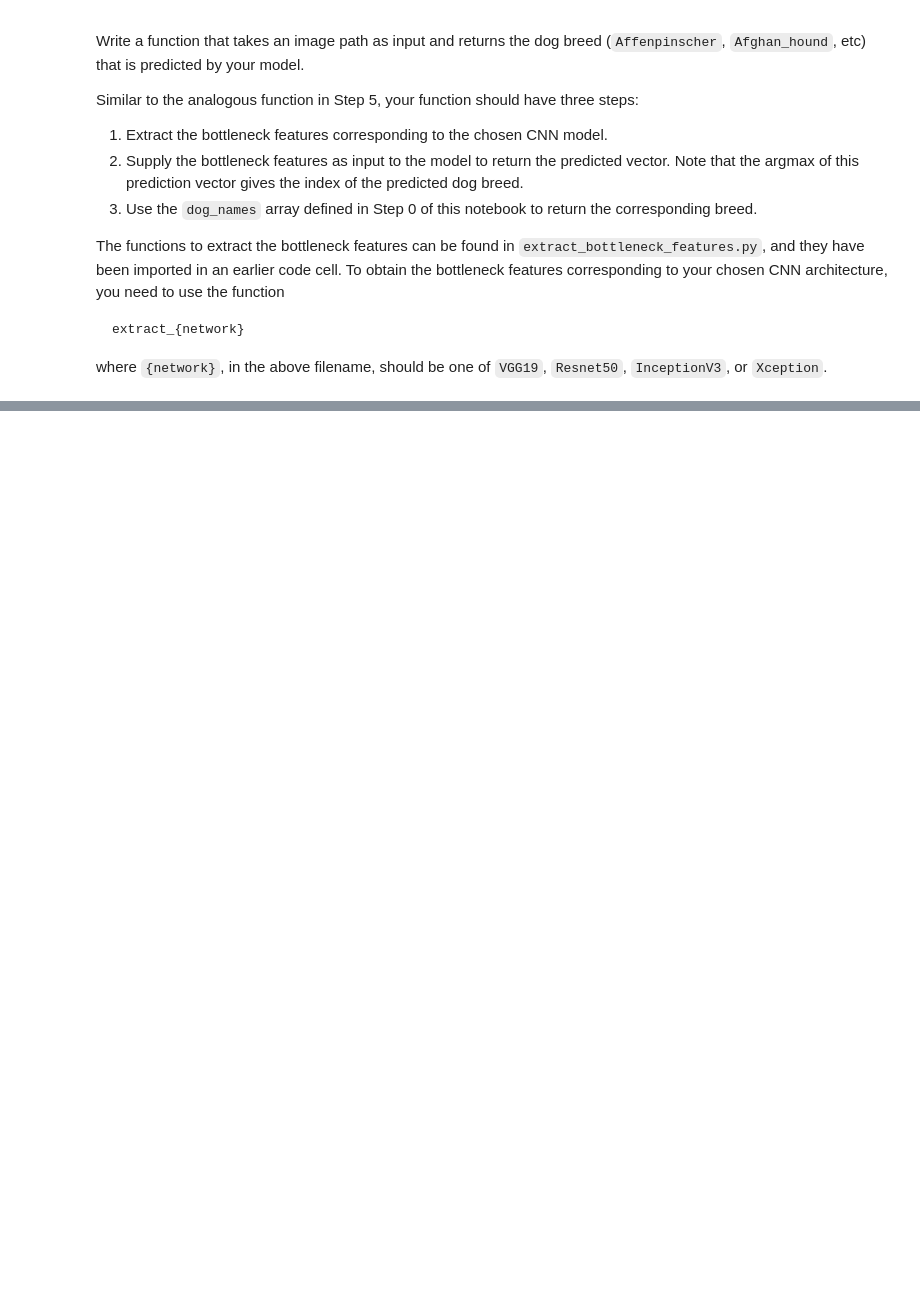
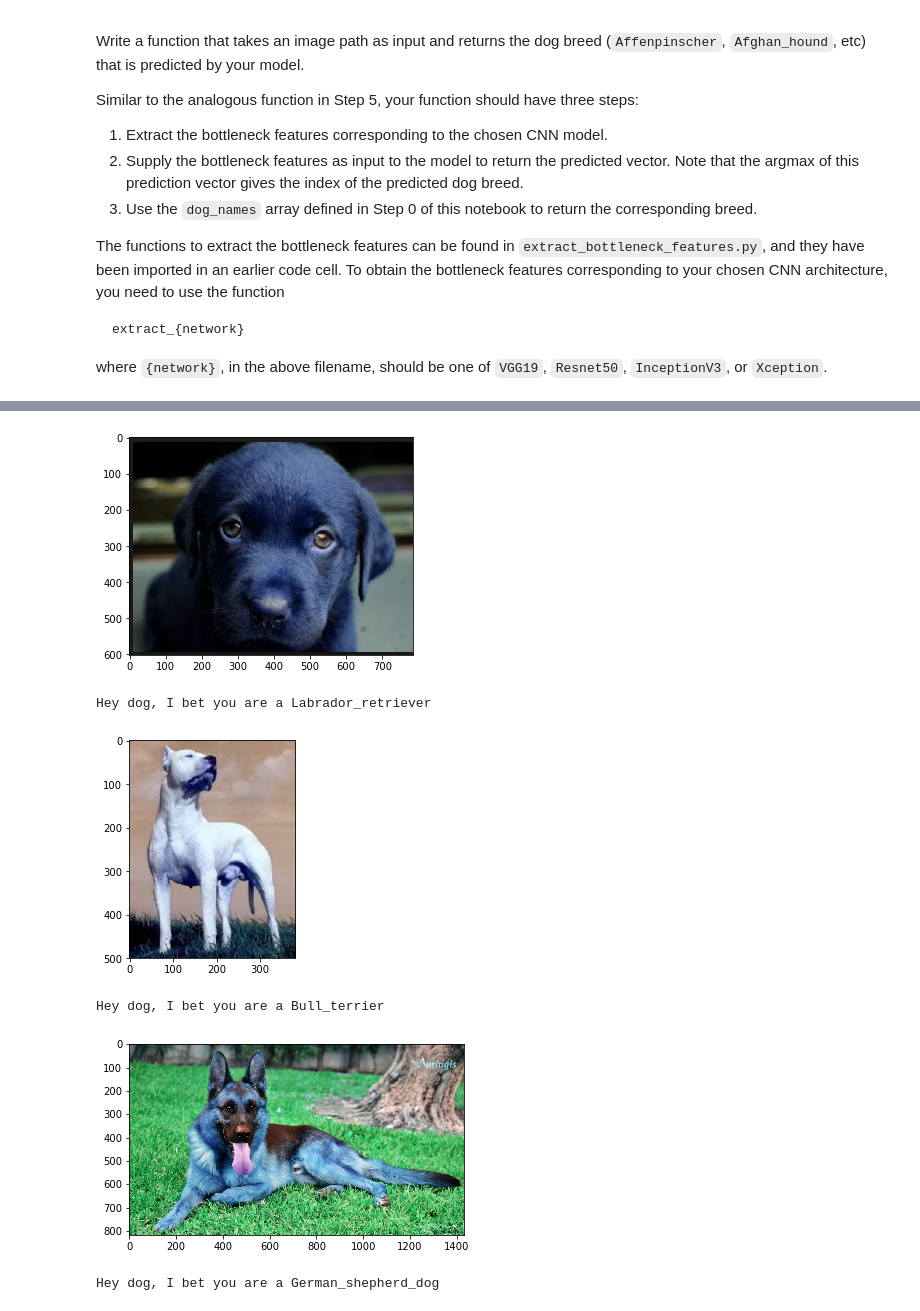
Before and after one commit to psalaberria002/dog-project, a Jupyter notebook: dog_app.ipynb, the cells around one changed output, grey strips where cells are left out. Cells and saved outputs as stored; diff of their text form; code cells hidden in the pictures; blank space fills up the shorter version.

```diff
--- a/dog_app.ipynb
+++ b/dog_app.ipynb
@@ -688,0 +775,11 @@ __Answer:__
+# %%
+dog_or_human('images/labrador.png')
+dog_or_human('images/dogo.png')
+dog_or_human('images/pastor.png')
+# %% [output]
+[figure, added]
+Hey dog, I bet you are a Labrador_retriever
+[figure, added]
+Hey dog, I bet you are a Bull_terrier
+[figure, added]
+Hey dog, I bet you are a German_shepherd_dog
```
Also changed, not shown: parts of 15 cells of this notebook, 7 other files.
